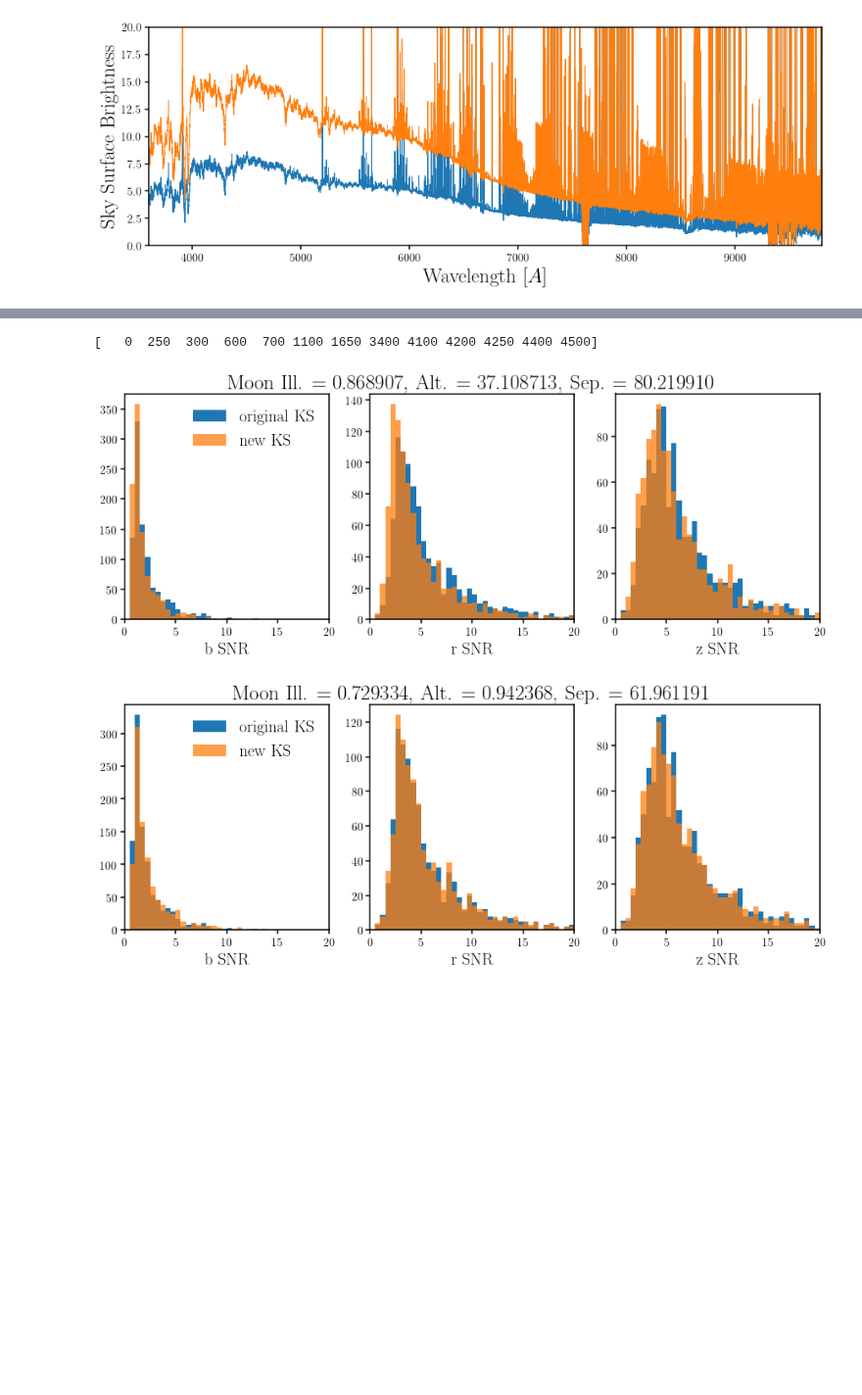
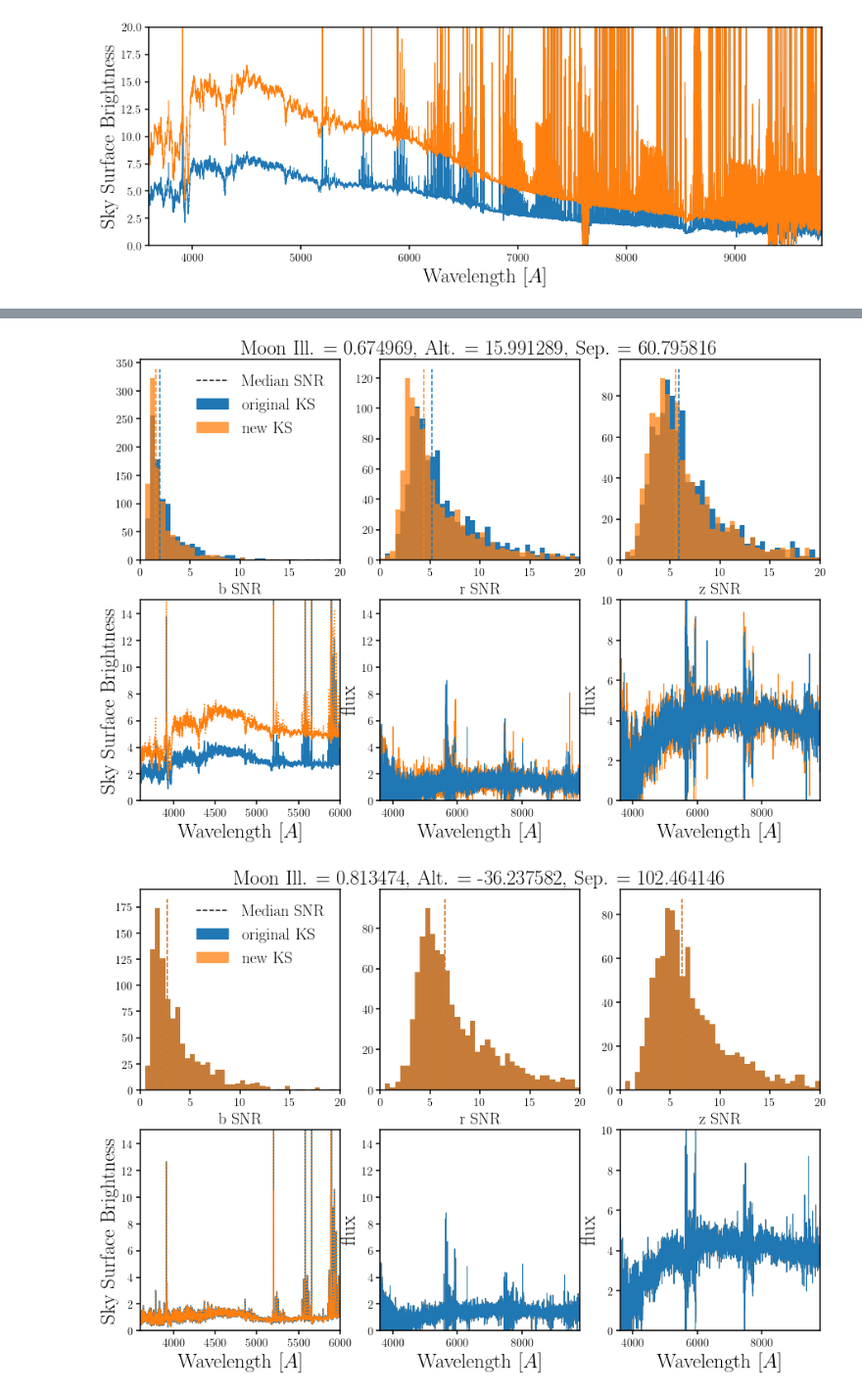
Before and after one commit to desi-bgs/feasiBGS, a Jupyter notebook: notebook/local_bgs_mockexp_gleg_expspec.ipynb, the cells around one changed output, grey strips where cells are left out. Shown at 98% size. Cells and saved outputs as stored; diff of their text form; code cells hidden in the pictures; blank space fills up the shorter version.

```diff
--- a/notebook/local_bgs_mockexp_gleg_expspec.ipynb
+++ b/notebook/local_bgs_mockexp_gleg_expspec.ipynb
@@ -138,6 +123,7 @@ def simSpectra_mockexp_KS(i_exp, texp=480):
         bgs_spectra = read_spectra(f_simspec)
     else:
         bgs_spectra = fdesi.simExposure(wave, flux_eml, exptime=texp,
+                                        airmass=exps['AIRMASS'][i_exp,0],
                                         skycondition={'name': 'input', 'sky': exps_ks[i_exp,:] * u_surface_brightness, 'wave': specsim_wave},
                                         filename=f_simspec)
     return bgs_spectra
@@ -149,6 +135,7 @@ def simSpectra_mockexp_newKS(i_exp, texp=480):
         bgs_spectra = read_spectra(f_simspec)
     else:
         bgs_spectra = fdesi.simExposure(wave, flux_eml, exptime=texp,
+                                        airmass=exps['AIRMASS'][i_exp,0],
                                         skycondition={'name': 'input', 'sky': exps_new[i_exp,:] * u_surface_brightness, 'wave': specsim_wave},
                                         filename=f_simspec)
         #pickle.dump(bgs_spectra, open(f_simspec, 'wb'))
@@ -226,49 +205,61 @@ for i_exp in range(len(exps))[::50]:
     simspec_ks_i = simSpectra_mockexp_KS(i_exp, texp=480)
     simspec_newks_i = simSpectra_mockexp_newKS(i_exp, texp=480)
-# %%
-i_sub = (np.arange(len(exps))[::50])
-print i_sub[(exps['MOONSEP'][::50,0] < 60) & (exps['MOONFRAC'][::50,0] > 0.8)]
-# %% [output]
-[   0  250  300  600  700 1100 1650 3400 4100 4200 4250 4400 4500]
-# %%
-simspec_ks1 = simSpectra_mockexp_KS(250, texp=480)
-simspec_newks1 = simSpectra_mockexp_newKS(250, texp=480)
-
-snr_ks1 = np.zeros((3, np.sum(magnorm_flag)))
-snr_newks1 = np.zeros((3, np.sum(magnorm_flag)))
-
-i_specs = np.arange(len(magnorm_flag))[magnorm_flag]
-for ii, i_spec in enumerate(i_specs):
-    ks1 = get_simSpectra_SNR(simspec_ks0, i_spec)
-    snr_ks1[:,ii] = np.array(ks1)
-    newks1 = get_simSpectra_SNR(simspec_newks1, i_spec)
-    snr_newks1[:,ii] = np.array(newks1)
 # %%
+i_sub = np.arange(len(exps))[::100]
 for i in np.random.choice(i_sub, 3, replace=False):
-    simspec_ks_i = simSpectra_mockexp_KS(i, texp=480)
+    simspec_ks1 = simSpectra_mockexp_KS(i, texp=480)
     simspec_newks1 = simSpectra_mockexp_newKS(i, texp=480)
 
     snr_ks1 = np.zeros((3, np.sum(magnorm_flag)))
     snr_newks1 = np.zeros((3, np.sum(magnorm_flag)))
 
     i_specs = np.arange(len(magnorm_flag))[magnorm_flag]
     for ii, i_spec in enumerate(i_specs):
-        ks1 = get_simSpectra_SNR(simspec_ks0, i_spec)
+        ks1 = get_simSpectra_SNR(simspec_ks1, i_spec)
         snr_ks1[:,ii] = np.array(ks1)
         newks1 = get_simSpectra_SNR(simspec_newks1, i_spec)
         snr_newks1[:,ii] = np.array(newks1)
 
-    fig = plt.figure(figsize=(15,5))
+    fig = plt.figure(figsize=(15,10))
     for ii, band in enumerate(['b', 'r', 'z']):
-        sub = fig.add_subplot(1,3,1+ii)
+        sub = fig.add_subplot(2,3,1+ii)
         sub.hist(snr_ks1[ii,:], range=(0, 20), bins=40, color='C0', label='original KS')
         sub.hist(snr_newks1[ii,:], range=(0, 20), bins=40, color='C1', alpha=0.75, label='new KS')
+        sub.plot([0., 0.], [0., 0.], c='k', ls='--', label='Median SNR')
         sub.set_xlabel(band+' SNR', fontsize=20)
         sub.set_xlim([0., 20.])
         if ii == 0: sub.legend(loc='upper right', fontsize=20)
         if ii == 1:
             sub.set_title(("Moon Ill. = %f, Alt. = %f, Sep. = %f" %
                            (exps['MOONFRAC'][i,0], exps['MOONALT'][i,0], exps['MOONSEP'][i,0])), fontsize=25)
+        ymin, ymax = sub.get_ylim()
+        sub.vlines(np.median(snr_ks1[ii,:]), ymin, ymax, color='C0', linestyle='--')
+        sub.vlines(np.median(snr_newks1[ii,:]), ymin, ymax, color='C1', linestyle='--')
+    sub = fig.add_subplot(234)
+    sub.plot(specsim_wave, exps_ks[i,:], c='C0')
+    sub.plot(specsim_wave, exps_new[i,:], ls=':', c='C1')
+    sub.set_xlabel('Wavelength [$A$]', fontsize=25)
+    sub.set_xlim([3600., 6000.])
+    sub.set_ylabel('Sky Surface Brightness', fontsize=25)
+    sub.set_ylim([0., 15.])
+
+    sub = fig.add_subplot(235)
+    for band in ['b', 'r', 'z']:
+        sub.plot(simspec_newks1.wave[band], simspec_newks1.flux[band][10], lw=1, c='C1', label='new KS')
+        sub.plot(simspec_ks1.wave[band], simspec_ks1.flux[band][10], lw=1, c='C0', label='KS')
+    sub.set_xlabel('Wavelength [$A$]', fontsize=25)
+    sub.set_xlim([3600., 9800.])
+    sub.set_ylabel('flux', fontsize=25)
+    sub.set_ylim([0., 15.])
+
+    sub = fig.add_subplot(236)
+    for band in ['b', 'r', 'z']:
+        sub.plot(simspec_newks1.wave[band], simspec_newks1.flux[band][100], lw=1, c='C1', label='new KS')
+        sub.plot(simspec_ks1.wave[band], simspec_ks1.flux[band][100], lw=1, c='C0', label='KS')
+    sub.set_xlabel('Wavelength [$A$]', fontsize=25)
+    sub.set_xlim([3600., 9800.])
+    sub.set_ylabel('flux', fontsize=25)
+    sub.set_ylim([0., 10.])
 # %% [output]
-[figure, old version]
+[figure, new version]
-[figure, old version]
+[figure, new version]
```
Also changed, not shown: parts of 6 cells of this notebook.
